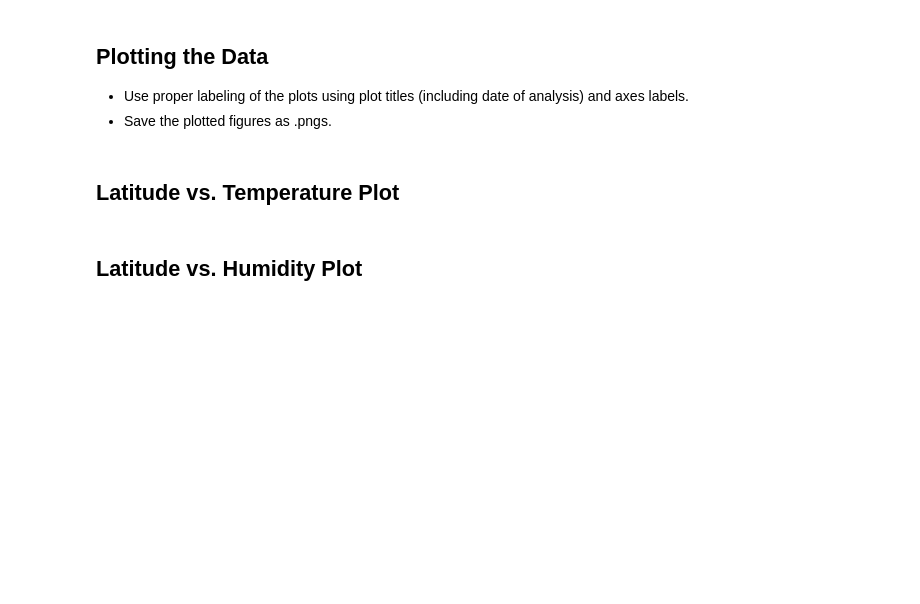
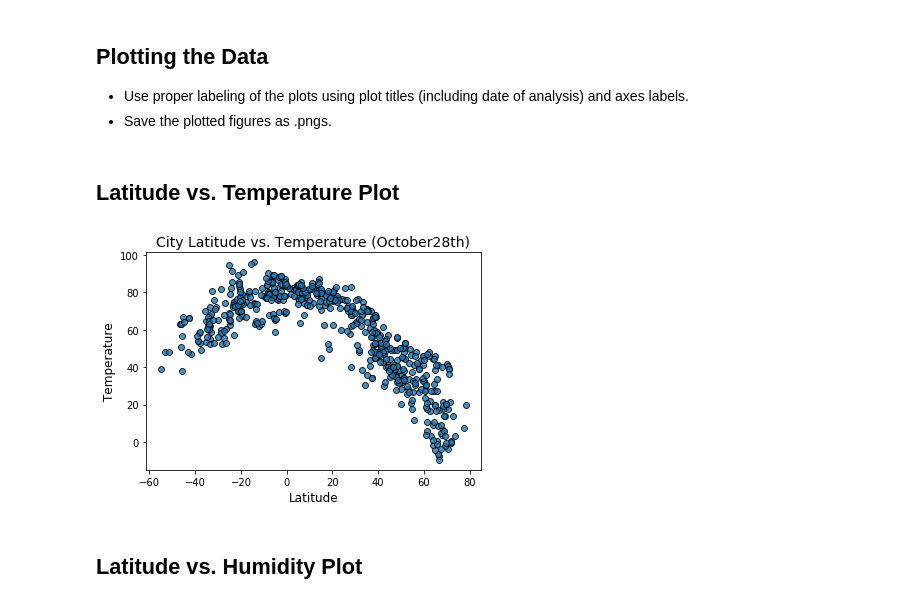
Before and after one commit to gabrielmacey/python_api_challenge, a Jupyter notebook: WeatherPy/WeatherPy.ipynb, the cells around one changed output. Cells and saved outputs as stored; diff of their text form; code cells hidden in the pictures; blank space fills up the shorter version.

Commit message:
WeatherPy

```diff
--- a/WeatherPy/WeatherPy.ipynb
+++ b/WeatherPy/WeatherPy.ipynb
@@ -189,3 +191,4 @@ weather_data = pd.read_excel("RetrievedData.xlsx")
 Skip this step if there are no cities that have humidity > 100%.
 # %%
 clean_weather_data = weather_data[weather_data["Humidity"]<100]
+df = clean_weather_data
@@ -215,5 +210,13 @@ Name: Date, Length: 545, dtype: datetime64[ns]
 * Save the plotted figures as .pngs.
 # %% [markdown]
 ## Latitude vs. Temperature Plot
+# %%
+plt.scatter(df["Latitude"], df["Temperature"], edgecolor="black", linewidths=1, alpha=0.8)
+plt.title("City Latitude vs. Temperature (October28th)", fontsize=14)
+plt.xlabel("Latitude", fontsize=12)
+plt.ylabel("Temperature", fontsize=12)
+plt.show()
+# %% [output]
+[figure, added]
 # %% [markdown]
 ## Latitude vs. Humidity Plot
```
Also changed, not shown: parts of 6 cells of this notebook.
